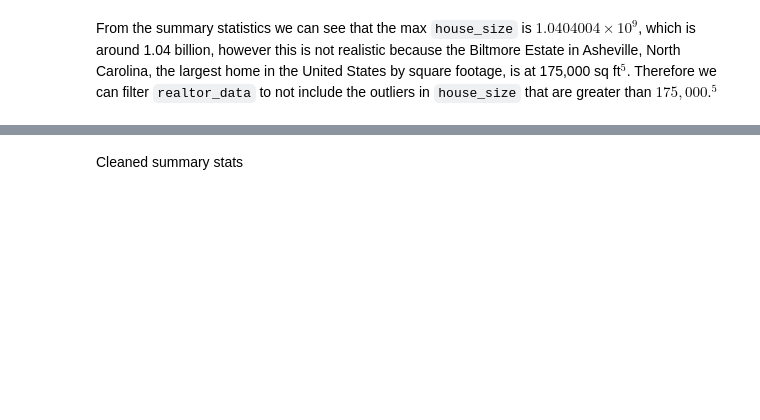
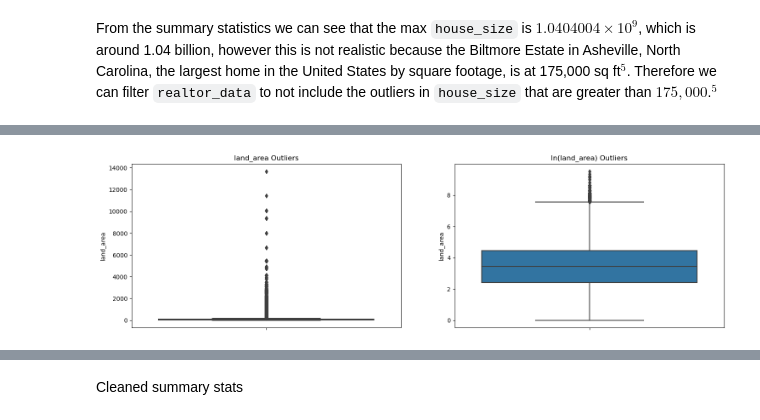
Before and after one commit to SatrunsDream/DSC148-Project, a Jupyter notebook: Case_Study.ipynb, the cells around one changed output, grey strips where cells are left out. Drawn from its saved outputs; the diff is of its cells as text; code cells hidden in the pictures; blank space fills up the shorter version.

```diff
--- a/Case_Study.ipynb
+++ b/Case_Study.ipynb
@@ -838,0 +837,9 @@ realtor_data = realtor_data[realtor_data['house_size']<=175_000]
+# %%
+realtor_data['acre_lot'] = winsorize_col(realtor_data['acre_lot'])
+# %%
+fig, axes = plt.subplots(1, 2, figsize=(18, 5))
+sns.boxplot(y=realtor_data['land_area'], ax=axes[0]).set_title('land_area Outliers')
+sns.boxplot(y=np.log1p(realtor_data['land_area']), ax=axes[1]).set_title('ln(land_area) Outliers')
+plt.show()
+# %% [output]
+[figure, added]
```
Also changed, not shown: parts of 25 cells of this notebook.
